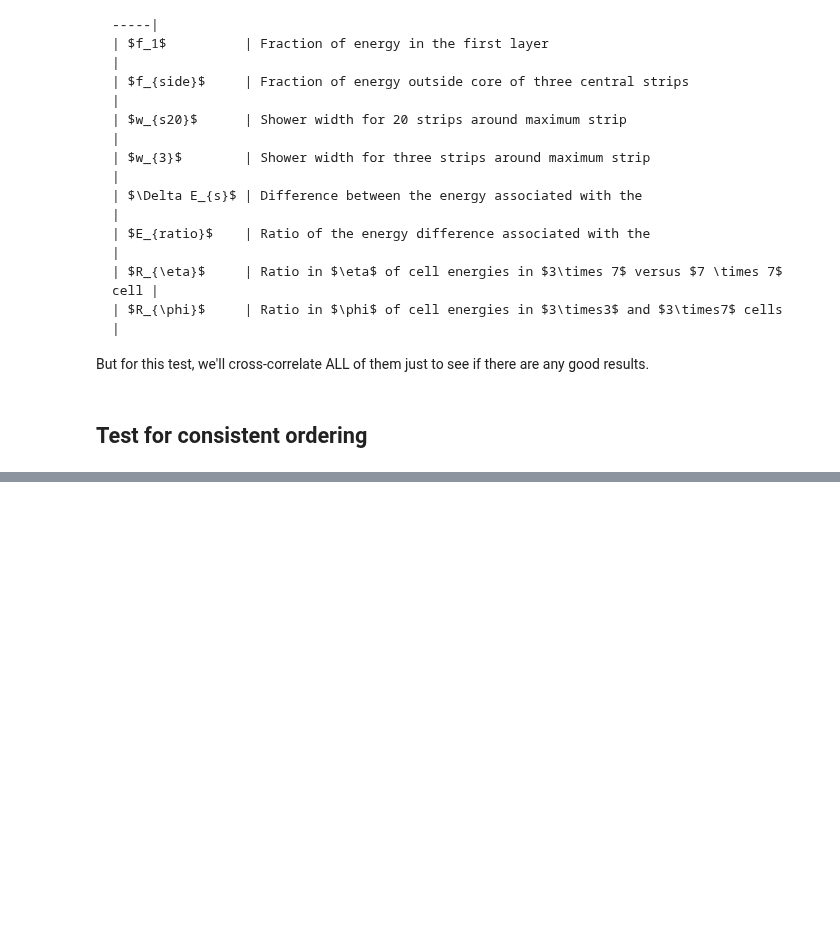
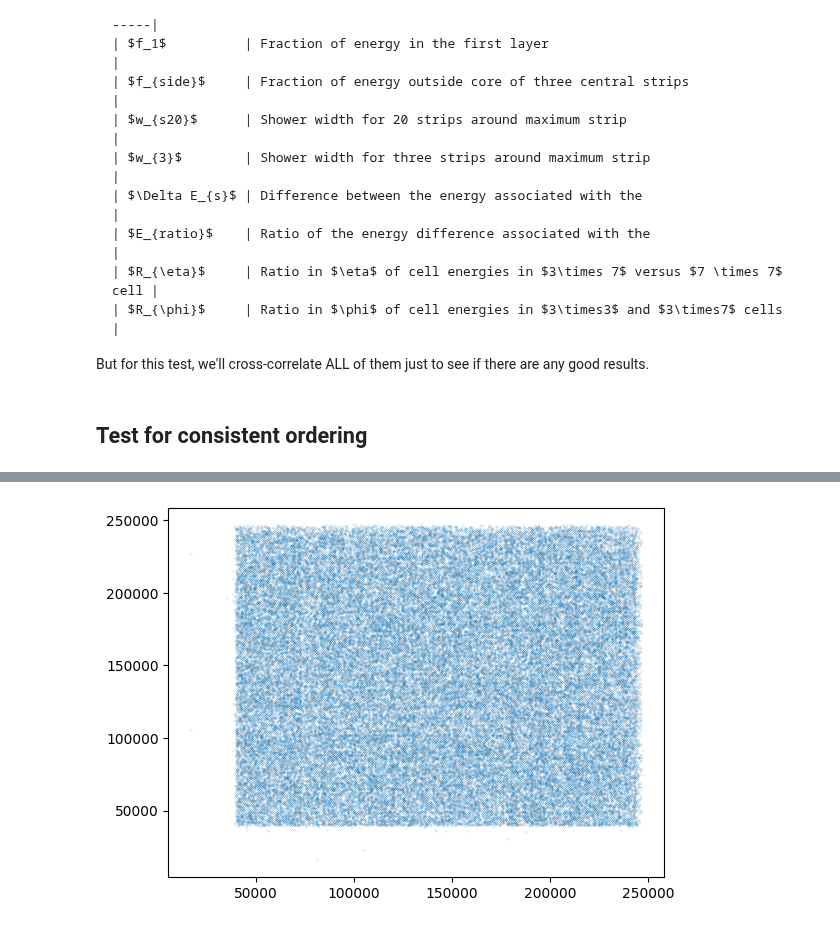
Before and after one commit to womogenes/photon-jet, a Jupyter notebook: final_evaluate/pfn_feature_analysis/bdt_feature_export.ipynb, the cells around one changed output, grey strips where cells are left out. Drawn from its saved outputs; the diff is of its cells as text; code cells hidden in the pictures; blank space fills up the shorter version.

```diff
--- a/final_evaluate/pfn_feature_analysis/bdt_feature_export.ipynb
+++ b/final_evaluate/pfn_feature_analysis/bdt_feature_export.ipynb
@@ -72,0 +93,4 @@ But for this test, we'll cross-correlate ALL of them just to see if there are an
+# %%
+plt.scatter(cloud_energy, total_e, s=0.01);
+# %% [output]
+[figure, added]
```
Also changed, not shown: parts of 7 cells of this notebook, 3 other files.
